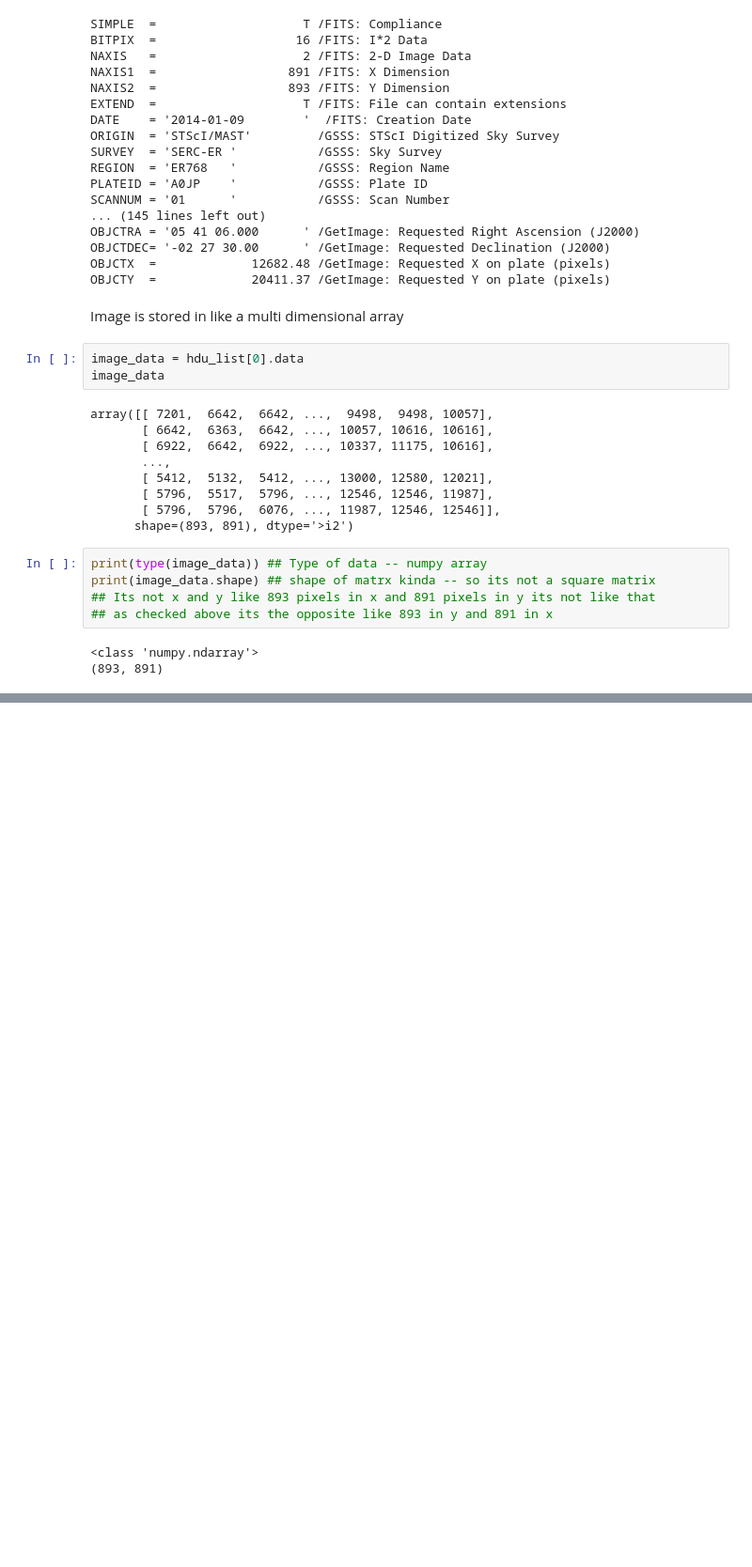
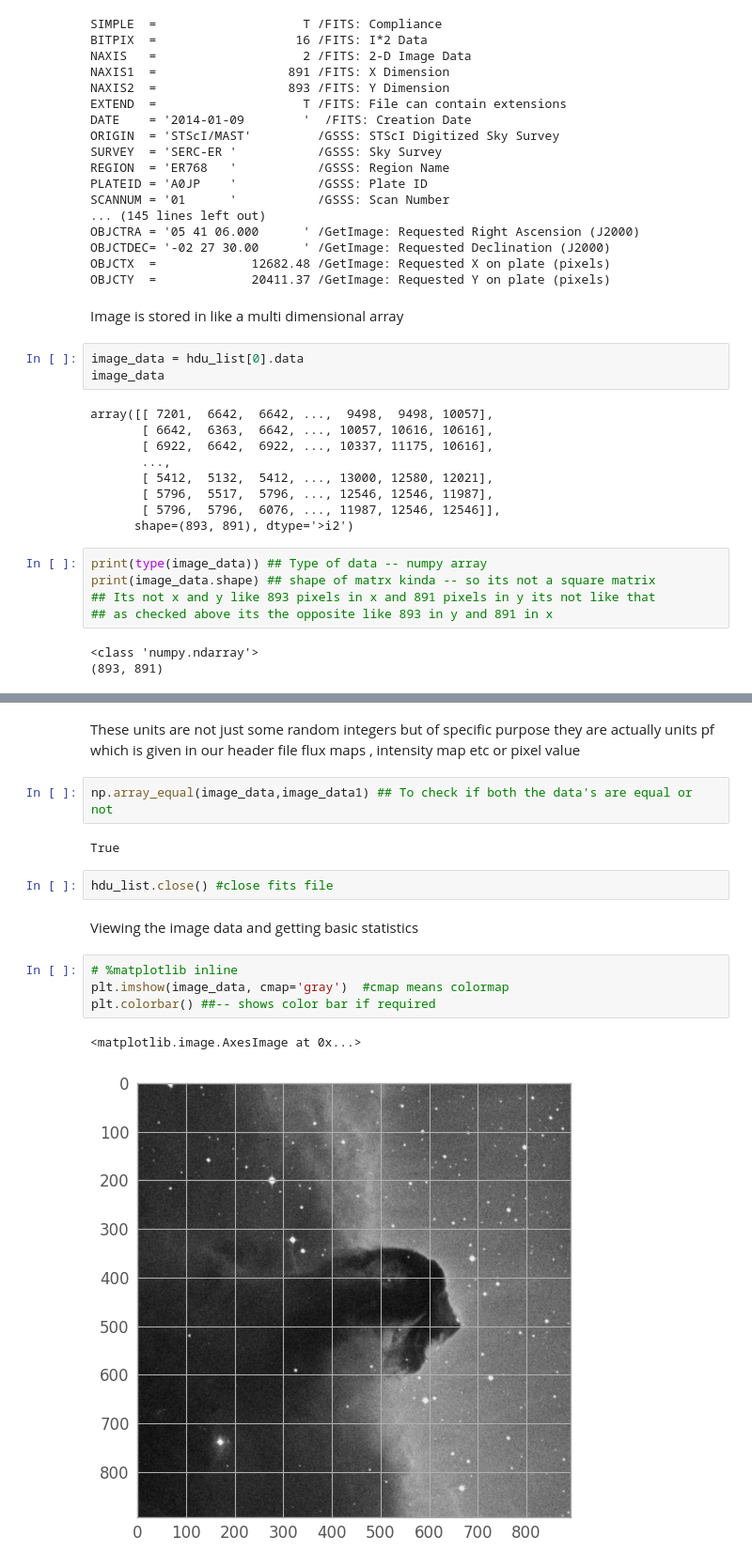
Before and after one commit to Ayushraj2141/isa-intern, a Jupyter notebook: Coding_part/astro_py.ipynb, the cells around one changed output, grey strips where cells are left out. Shown at 94% size. Drawn from its saved outputs; the diff is of its cells as text; blank space fills up the shorter version.

```diff
--- a/Coding_part/astro_py.ipynb
+++ b/Coding_part/astro_py.ipynb
@@ -157,0 +179,18 @@ print(image_data.shape) ## shape of matrx kinda -- so its not a square matrix
+# %% [markdown]
+These units are not just some random integers but of specific purpose they are actually units pf which is given in our header file
+flux maps , intensity map etc or pixel value
+# %%
+np.array_equal(image_data,image_data1) ## To check if both the data's are equal or not
+# %% [output]
+True
+# %%
+hdu_list.close() #close fits file
+# %% [markdown]
+Viewing the image data and getting basic statistics
+# %%
+# %matplotlib inline
+plt.imshow(image_data, cmap='gray')  #cmap means colormap
+plt.colorbar() ##-- shows color bar if required
+# %% [output]
+<matplotlib.image.AxesImage at 0x...>
+[figure, added]
```
Also changed, not shown: parts of 9 cells of this notebook, 1 other file.
